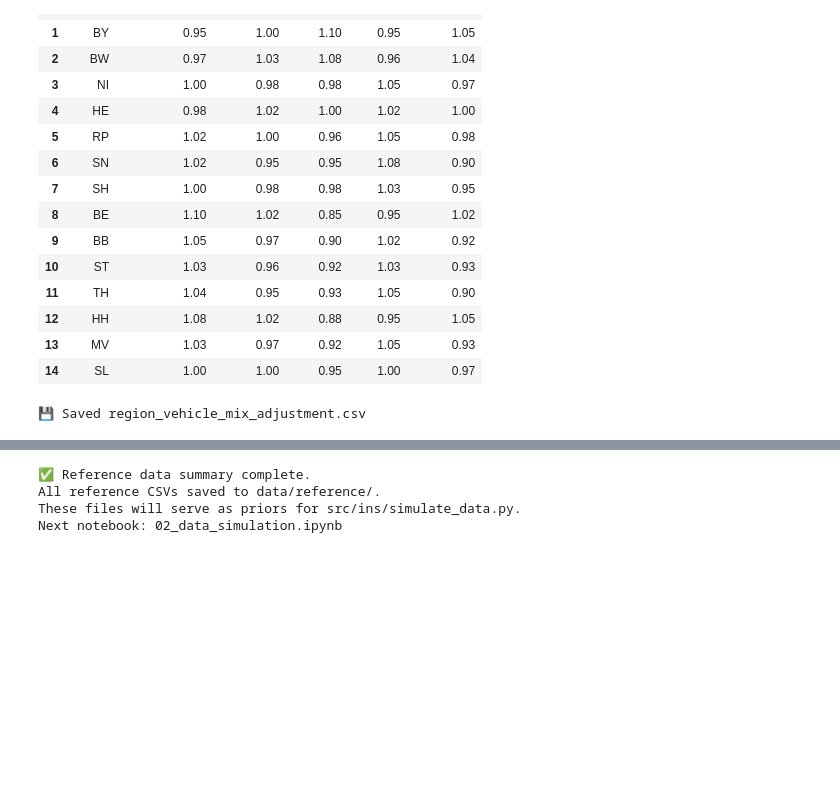
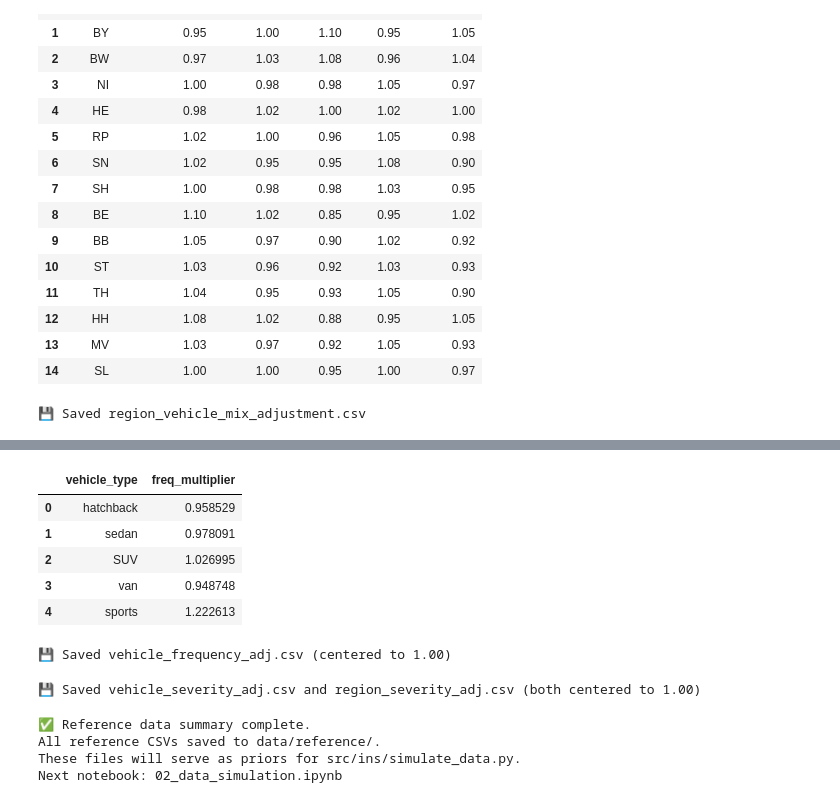
Before and after one commit to gsanaev/insurance-risk-modeling, a Jupyter notebook: notebooks/01a_reference_data_exploration.ipynb, the cells around one changed output, grey strips where cells are left out. Cells and saved outputs as stored; diff of their text form; code cells hidden in the pictures; blank space fills up the shorter version.

```diff
--- a/notebooks/01a_reference_data_exploration.ipynb
+++ b/notebooks/01a_reference_data_exploration.ipynb
@@ -289,3 +329,60 @@ print("💾 Saved region_vehicle_mix_adjustment.csv")
+# %%
+# %% ===============================================================
+# STEP 6B — VEHICLE-TYPE FREQUENCY MULTIPLIERS (proxy for GDV Typklassen)
+# ===============================================================
+
+# Baseline: hatchback/van a bit safer; SUV mildly higher; sports highest
+vtype_freq_adj = pd.DataFrame({
+    "vehicle_type": ["hatchback","sedan","SUV","van","sports"],
+    "freq_multiplier": [0.98, 1.00, 1.05, 0.97, 1.25],
+})
+
+# Normalize to keep national mean = 1.00 using your vehicle shares
+tmp = vehicle_data.merge(vtype_freq_adj, on="vehicle_type", how="left")
+weighted_mean = (tmp["probability"] * tmp["freq_multiplier"]).sum()
+vtype_freq_adj["freq_multiplier"] = vtype_freq_adj["freq_multiplier"] / weighted_mean
+
+display(vtype_freq_adj)
+vtype_freq_adj.to_csv(DATA_REF / "vehicle_frequency_adj.csv", index=False)
+print("💾 Saved vehicle_frequency_adj.csv (centered to 1.00)")
+# %% [output]
+|  | vehicle_type | freq_multiplier |
+| 0 | hatchback | 0.958529 |
+| 1 | sedan | 0.978091 |
+| 2 | SUV | 1.026995 |
+| 3 | van | 0.948748 |
+| 4 | sports | 1.222613 |
+💾 Saved vehicle_frequency_adj.csv (centered to 1.00)
+# %%
+# %% ===============================================================
+# STEP 6C — SEVERITY MULTIPLIERS (region & vehicle)
+# ===============================================================
+
+# Vehicle severity relativities: sports & SUV costlier; others near 1.00
+vtype_sev_adj = pd.DataFrame({
+    "vehicle_type": ["hatchback","sedan","SUV","van","sports"],
+    "sev_multiplier": [0.97, 1.00, 1.10, 0.96, 1.30],
+})
+# Normalize by vehicle share so national mean = 1.00
+tmp = vehicle_data.merge(vtype_sev_adj, on="vehicle_type", how="left")
+weighted_mean = (tmp["probability"] * tmp["sev_multiplier"]).sum()
+vtype_sev_adj["sev_multiplier"] = vtype_sev_adj["sev_multiplier"] / weighted_mean
+vtype_sev_adj.to_csv(DATA_REF / "vehicle_severity_adj.csv", index=False)
+
+# Region severity relativities: dense/expensive markets mildly ↑
+region_sev_adj = pd.DataFrame({
+    "region": ["NW","BY","BW","NI","HE","RP","SN","SH","BE","BB","ST","TH","HH","MV","SL"],
+    "sev_multiplier": [1.01, 0.99, 1.02, 0.99, 1.02, 0.99, 0.98, 0.99, 1.05, 0.98, 0.98, 0.98, 1.03, 0.98, 0.98],
+})
+# Normalize by pkw_share to keep national severity mean = 1.00
+tmp = region_data.merge(region_sev_adj, on="region", how="left")
+weighted_mean = (tmp["pkw_share"] * tmp["sev_multiplier"]).sum() / tmp["pkw_share"].sum()
+region_sev_adj["sev_multiplier"] = region_sev_adj["sev_multiplier"] / weighted_mean
+region_sev_adj.to_csv(DATA_REF / "region_severity_adj.csv", index=False)
+
+print("💾 Saved vehicle_severity_adj.csv and region_severity_adj.csv (both centered to 1.00)")
+# %% [output]
+💾 Saved vehicle_severity_adj.csv and region_severity_adj.csv (both centered to 1.00)
 # %%
 # %% ===============================================================
 # STEP 7 — SUMMARY AND NEXT STEPS
```
Also changed, not shown: parts of 2 cells of this notebook, 6 other files.
